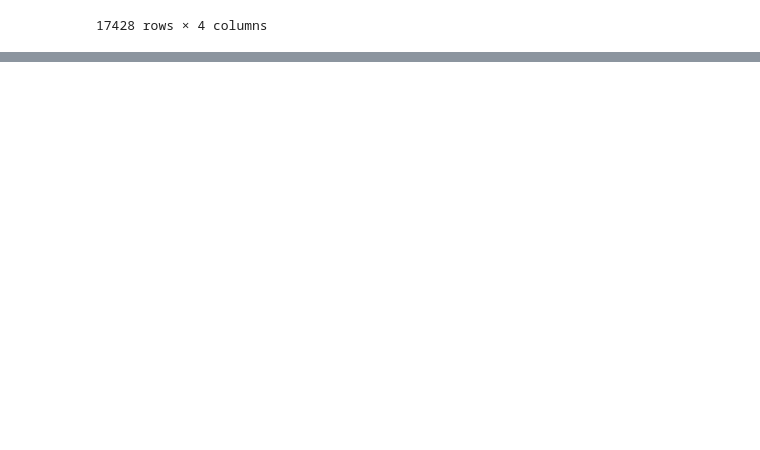
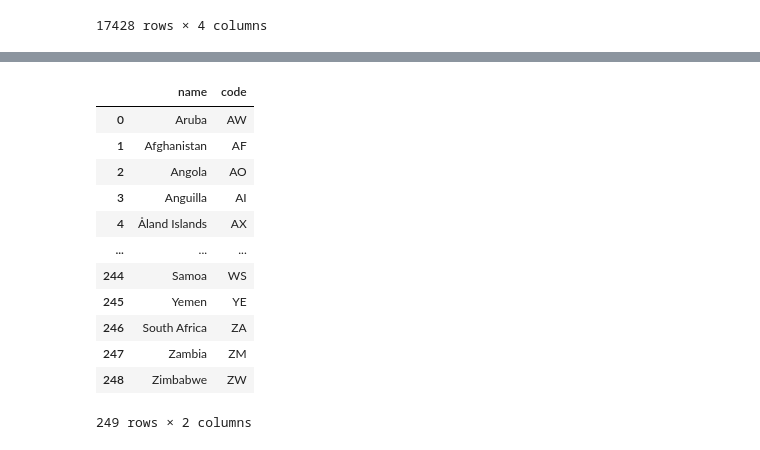
Before and after one commit to more-ginger/pn-analysis, a Jupyter notebook: notebooks/categories/places.ipynb, the cells around one changed output, grey strips where cells are left out. Saved outputs shown, nothing was run; the diff lists cells and outputs as text; code cells hidden in the pictures; blank space fills up the shorter version.

```diff
--- a/notebooks/categories/places.ipynb
+++ b/notebooks/categories/places.ipynb
@@ -189,0 +219,17 @@ coverage_about_places.to_json("../../data/nyt-places.json", orient="records")
+# %%
+countries_df = pd.DataFrame(country_dict.items(), columns=['name', 'code'])
+countries_df
+# %% [output]
+|  | name | code |
+| 0 | Aruba | AW |
+| 1 | Afghanistan | AF |
+| 2 | Angola | AO |
+| 3 | Anguilla | AI |
+| 4 | Åland Islands | AX |
+| ... | ... | ... |
+| 244 | Samoa | WS |
+| 245 | Yemen | YE |
+| 246 | South Africa | ZA |
+| 247 | Zambia | ZM |
+| 248 | Zimbabwe | ZW |
+249 rows × 2 columns
```
Also changed, not shown: parts of 18 cells of this notebook, 2 other files.
